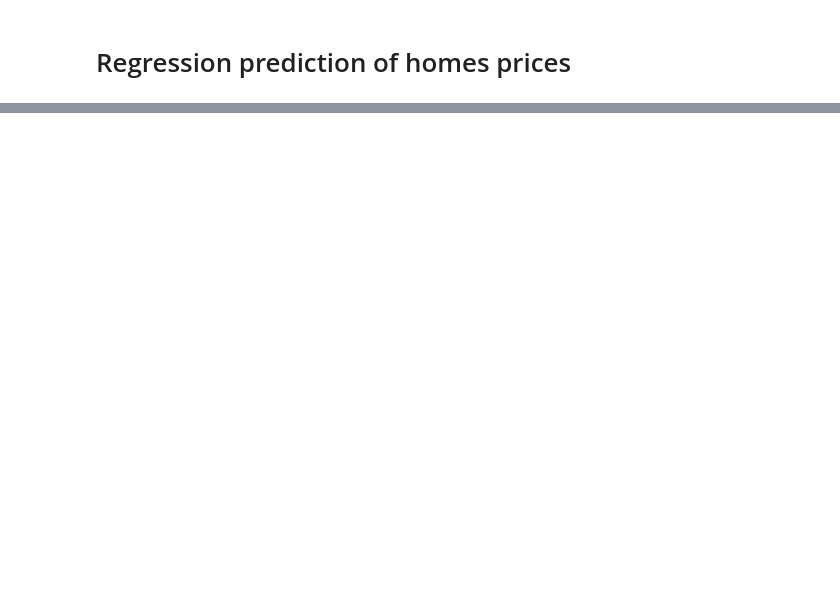
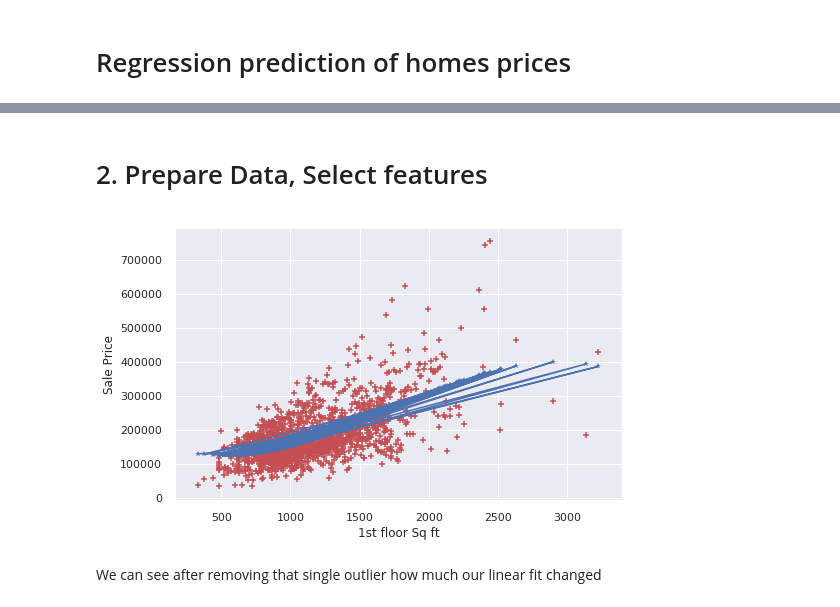
Before and after one commit to smdalton/dse200x, a Jupyter notebook: Projects/Final Project.ipynb, the cells around one changed output, grey strips where cells are left out. Drawn from its saved outputs; the diff is of its cells as text; code cells hidden in the pictures; blank space fills up the shorter version.

```diff
--- a/Projects/Final Project.ipynb
+++ b/Projects/Final Project.ipynb
@@ -59,0 +106,8 @@ sns.heatmap(corrmat, vmax=.9)
+# %% [markdown]
+# 2. Prepare Data, Select features
+# %%
+# lets plot that again after removing some outliers
+train = train[train['1stFlrSF']<4000]
+plot_with_trend(train['1stFlrSF'], train.SalePrice, title="Removed > 400sf")
+# %% [output]
+[figure, added]
@@ -59,0 +116,2 @@ sns.heatmap(corrmat, vmax=.9)
+# %% [markdown]
+We can see after removing that single outlier how much our linear fit changed
```
Also changed, not shown: parts of 57 cells of this notebook, 27 other files.
